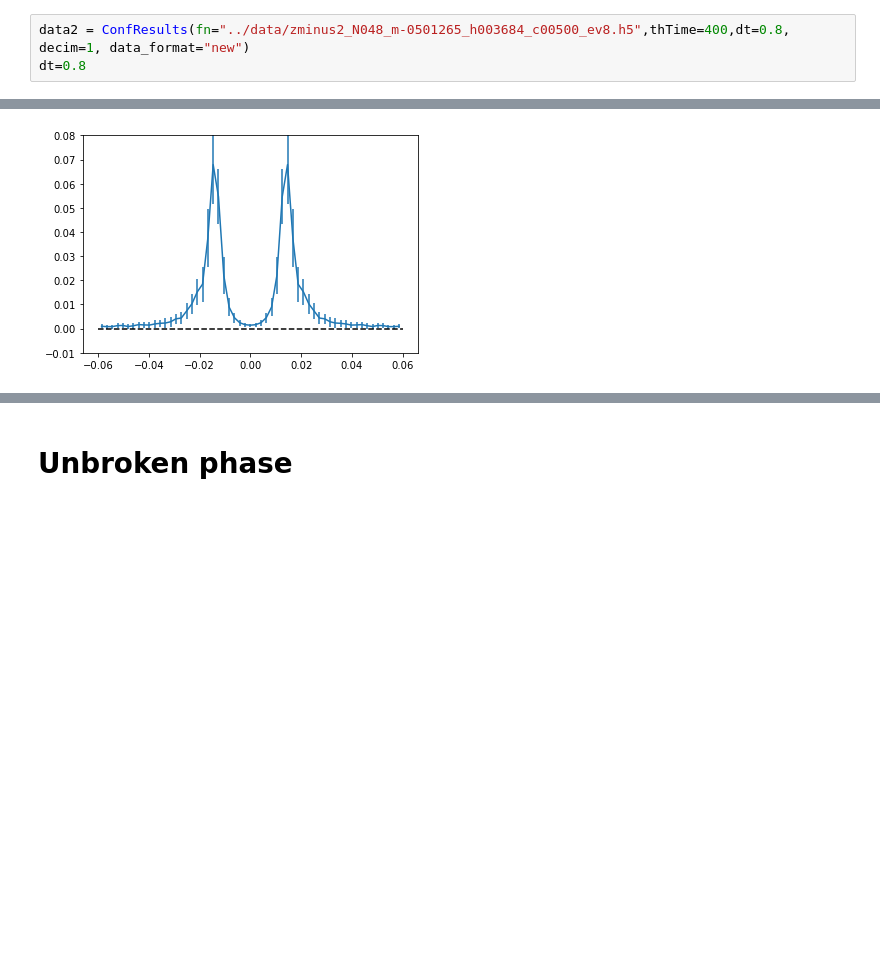
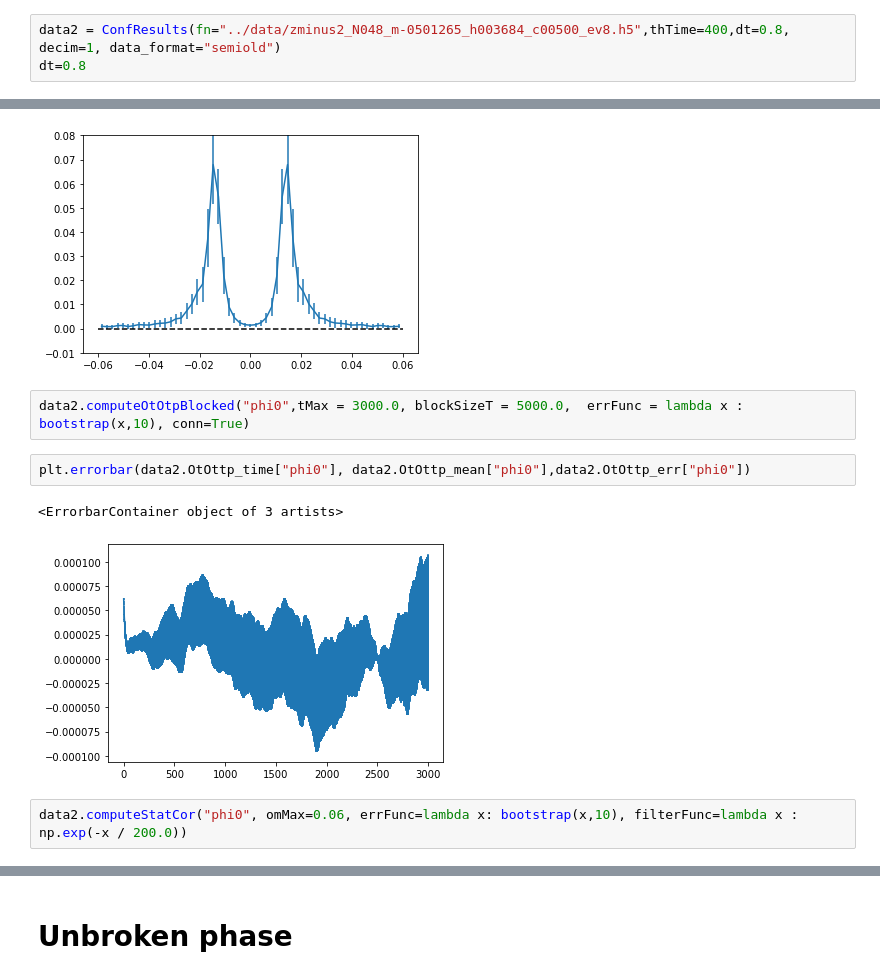
Before and after one commit to jannisgebbo/langevinA, a Jupyter notebook: jupyter_notebooks/ModelG_spectral_function.ipynb, the cells around one changed output, grey strips where cells are left out. Saved outputs shown, nothing was run; the diff lists cells and outputs as text; blank space fills up the shorter version.

```diff
--- a/jupyter_notebooks/ModelG_spectral_function.ipynb
+++ b/jupyter_notebooks/ModelG_spectral_function.ipynb
@@ -61,7 +58,7 @@ plt.errorbar(data1.OtOttpSpecFunc_oms["A"], data1.OtOttpSpecFunc_mean["A"], data
 # %% [markdown]
 We compare here the results obtained from evolver 8.
 # %%
-data2 = ConfResults(fn="../data/zminus2_N048_m-0501265_h003684_c00500_ev8.h5",thTime=400,dt=0.8, decim=1, data_format="new")
+data2 = ConfResults(fn="../data/zminus2_N048_m-0501265_h003684_c00500_ev8.h5",thTime=400,dt=0.8, decim=1, data_format="semiold")
 dt=0.8
 # %%
 data2.readAv()
@@ -106,3 +103,12 @@ plt.ylim([-0.01,0.08])
 # %% [output]
 (-0.01, 0.08)
 [figure]
+# %%
+data2.computeOtOtpBlocked("phi0",tMax = 3000.0, blockSizeT = 5000.0,  errFunc = lambda x : bootstrap(x,10), conn=True)
+# %%
+plt.errorbar(data2.OtOttp_time["phi0"], data2.OtOttp_mean["phi0"],data2.OtOttp_err["phi0"])
+# %% [output]
+<ErrorbarContainer object of 3 artists>
+[figure, added]
+# %%
+data2.computeStatCor("phi0", omMax=0.06, errFunc=lambda x: bootstrap(x,10), filterFunc=lambda x : np.exp(-x / 200.0))
```
Also changed, not shown: parts of 19 cells of this notebook, 1 other file.
